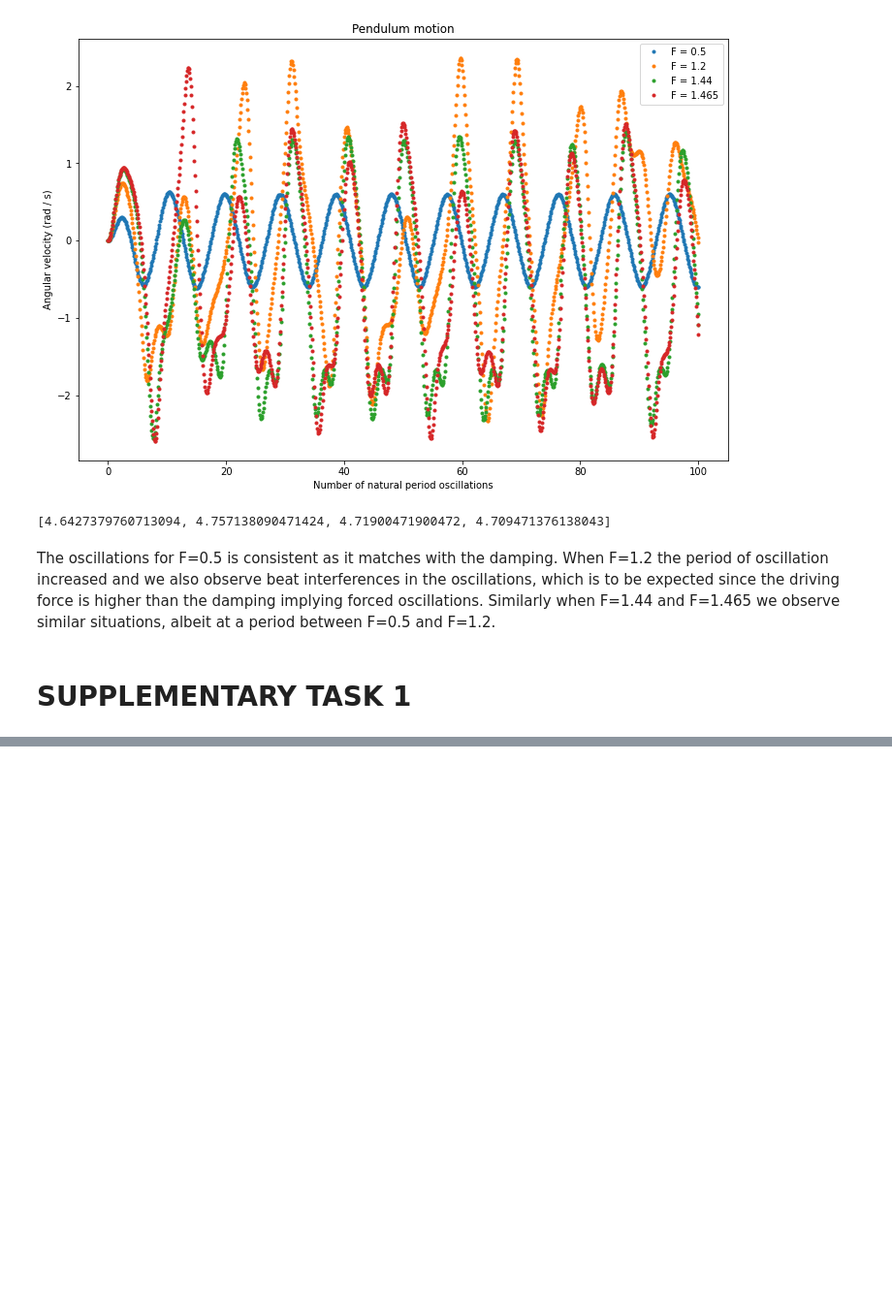
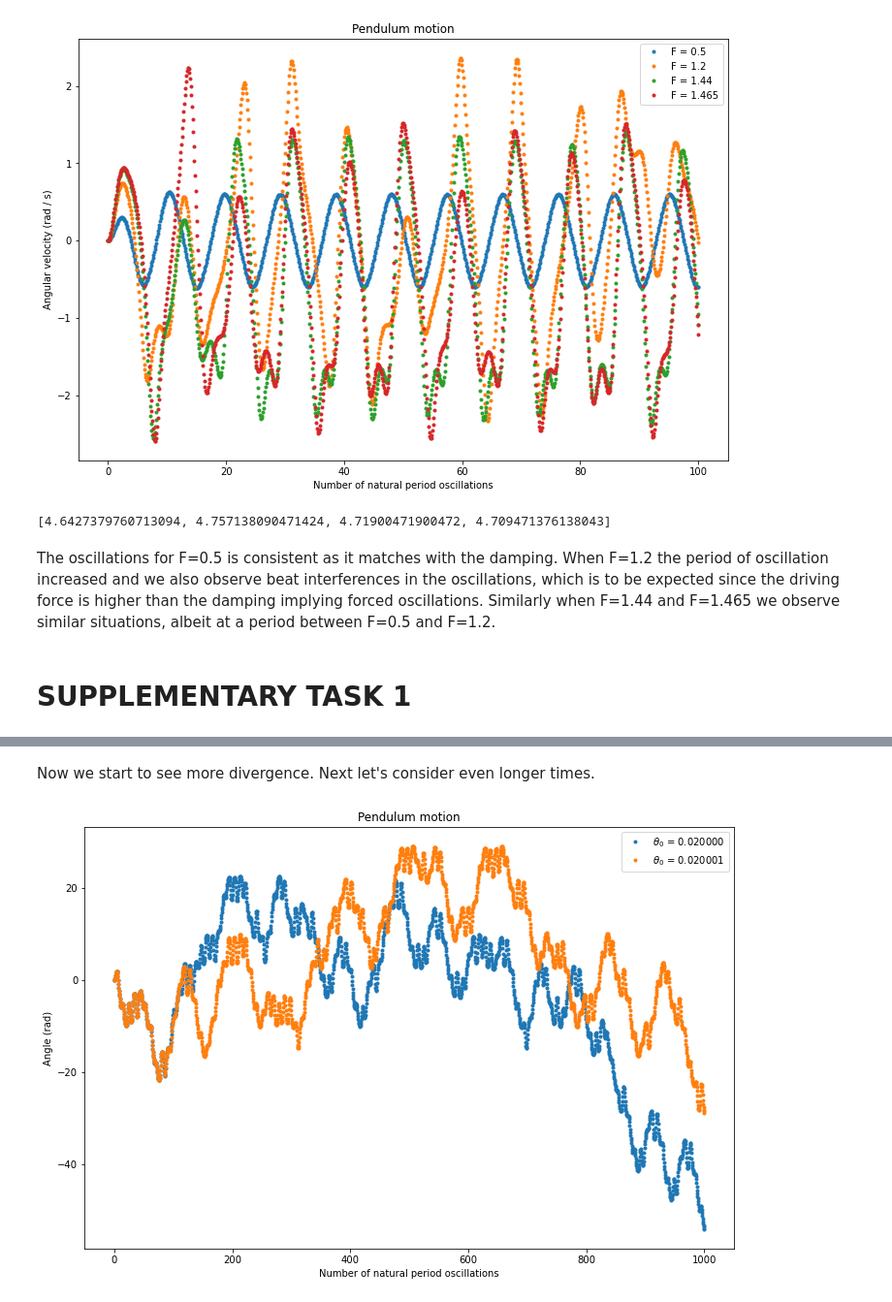
Before and after one commit to hsuchungchuan/Part-II-Computational-Physics, a Jupyter notebook: Exercise1_TheDrivenPendulum.ipynb, the cells around one changed output, grey strips where cells are left out. Shown at 97% size. Saved outputs shown, nothing was run; the diff lists cells and outputs as text; code cells hidden in the pictures; blank space fills up the shorter version.

```diff
--- a/Exercise1_TheDrivenPendulum.ipynb
+++ b/Exercise1_TheDrivenPendulum.ipynb
@@ -442,0 +500,22 @@ The oscillations for F=0.5 is consistent as it matches with the damping. When F=
+# %% [markdown]
+Now we start to see more divergence. Next let's consider even longer times.
+# %%
+# Integrate the ODEs using scipy solve_ivp (method RK45 by default)
+
+## Change time to a longer time as commpared to before (100)
+t_max = 1000
+
+plt.figure(figsize=(12,8))
+
+for i in range(len(theta0_list)):
+    pendulum_motion = solve_ivp(pendulum, [0, t_max], [theta0_list[i], omega0], args = (g, l, q, F, OmegaD), dense_output=True)
+    t = np.linspace(0, t_max, 2000)
+    theta, omega = pendulum_motion.sol(t)
+    plt.plot(t, theta, '.', label=r'$\theta_0$ = %.6f'%theta0_list[i])
+
+plt.xlabel('Number of natural period oscillations')
+plt.ylabel('Angle (rad)')
+plt.legend()
+plt.title('Pendulum motion');
+# %% [output]
+[figure, added]
```
Also changed, not shown: parts of 15 cells of this notebook, 1 other file.
